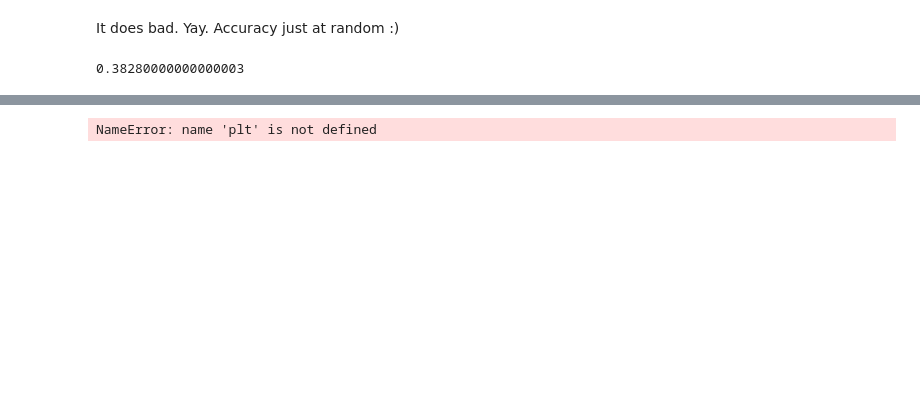
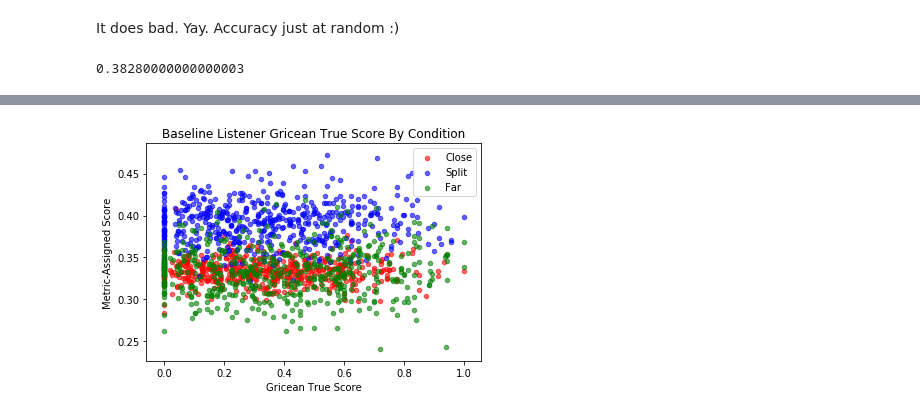
Before and after one commit to bnewm0609/cs224u-project, a Jupyter notebook: notebooks/Color-only Baseline.ipynb, the cells around one changed output, grey strips where cells are left out. Saved outputs shown, nothing was run; the diff lists cells and outputs as text; code cells hidden in the pictures; blank space fills up the shorter version.

```diff
--- a/notebooks/Color-only Baseline.ipynb
+++ b/notebooks/Color-only Baseline.ipynb
@@ -146,9 +143,44 @@ b_model_scores = baseline_eval_composite.groupby('gameid').model_scores.mean()
-# %%
-plt.scatter(ll_true_scores, ll_model_scores)
-plt.title("Literal Listener Metric Scores")
-plt.xlabel("True Score (Fraction of Unaltered Captions)")
-plt.ylabel("Metric-Assigned Score")
-plt.show()
-stats.pearsonr(ll_true_scores, ll_model_scores)
-# %% [output]
-NameError: name 'plt' is not defined
+# %%
+# separate out conditions
+baseline_listener_close = baseline_listener_eval_composite[baseline_listener_eval_composite.condition == "close"]
+baseline_listener_split = baseline_listener_eval_composite[baseline_listener_eval_composite.condition == "split"]
+baseline_listener_far =   baseline_listener_eval_composite[baseline_listener_eval_composite.condition == "far"]
+
+baseline_listener_close_true_scores = baseline_listener_close.groupby('gameid').numOutcome.mean()
+baseline_listener_close_model_scores = baseline_listener_close.groupby('gameid').model_scores.mean()
+
+baseline_listener_split_true_scores =  baseline_listener_split.groupby('gameid').numOutcome.mean()
+baseline_listener_split_model_scores = baseline_listener_split.groupby('gameid').model_scores.mean()
+
+baseline_listener_far_true_scores =  baseline_listener_far.groupby('gameid').numOutcome.mean()
+baseline_listener_far_model_scores = baseline_listener_far.groupby('gameid').model_scores.mean()
+# %%
+# now calculate the composite score from the eval_df we get back:
+def composite_score(eval_df, speaker="gameid"):
+    mean_scores = eval_df.groupby(speaker).numOutcome.mean()
+    mean_numCleanWords = eval_df.groupby(speaker).numCleanWords.mean()
+    mean_clkTime = eval_df.groupby(speaker).clkTime.mean()
+    true_scores = mean_scores / mean_clkTime / mean_numCleanWords
+    max_score = true_scores.max()
+    true_scores /= max_score # normalize the scores
+    return true_scores
+
+baseline_listener_true_scores_composite = composite_score(baseline_listener_eval_composite)
+baseline_listener_eval_composite.groupby('gameid').numOutcome.mean()
+baseline_listener_model_scores_composite = baseline_listener_eval_composite.groupby('gameid').model_scores.mean()
+# %%
+baseline_listener_close_composite = composite_score(baseline_listener_close)
+baseline_listener_split_composite = composite_score(baseline_listener_split)
+baseline_listener_far_composite   = composite_score(baseline_listener_far)
+# %%
+plt.scatter(baseline_listener_close_composite, baseline_listener_close_model_scores, color="red",   s=20, alpha=0.6, label="Close")
+plt.scatter(baseline_listener_split_composite, baseline_listener_split_model_scores, color="blue",  s=20, alpha=0.6, label="Split")
+plt.scatter(baseline_listener_far_composite,   baseline_listener_far_model_scores,   color="green", s=20, alpha=0.6, label="Far")
+plt.legend()
+plt.title("Baseline Listener Gricean True Score By Condition")
+plt.xlabel("Gricean True Score")
+plt.ylabel("Metric-Assigned Score")
+plt.savefig("../plots/Baseline_Gricean.png", dpi=300)
+plt.show()
+# %% [output]
+[figure, added]
```
Also changed, not shown: parts of 8 cells of this notebook, 3 other files.
